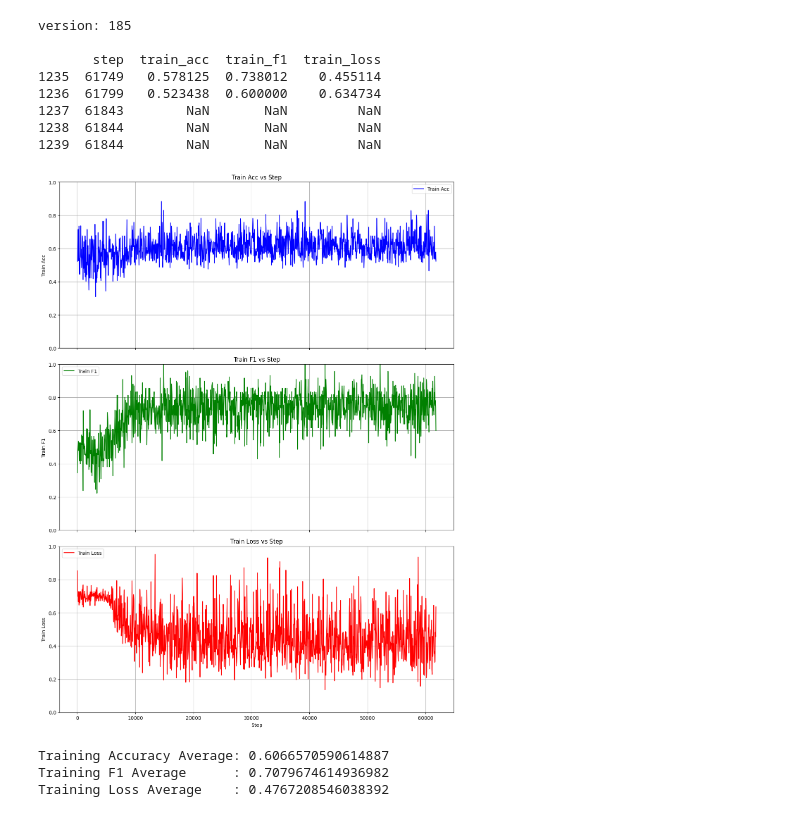
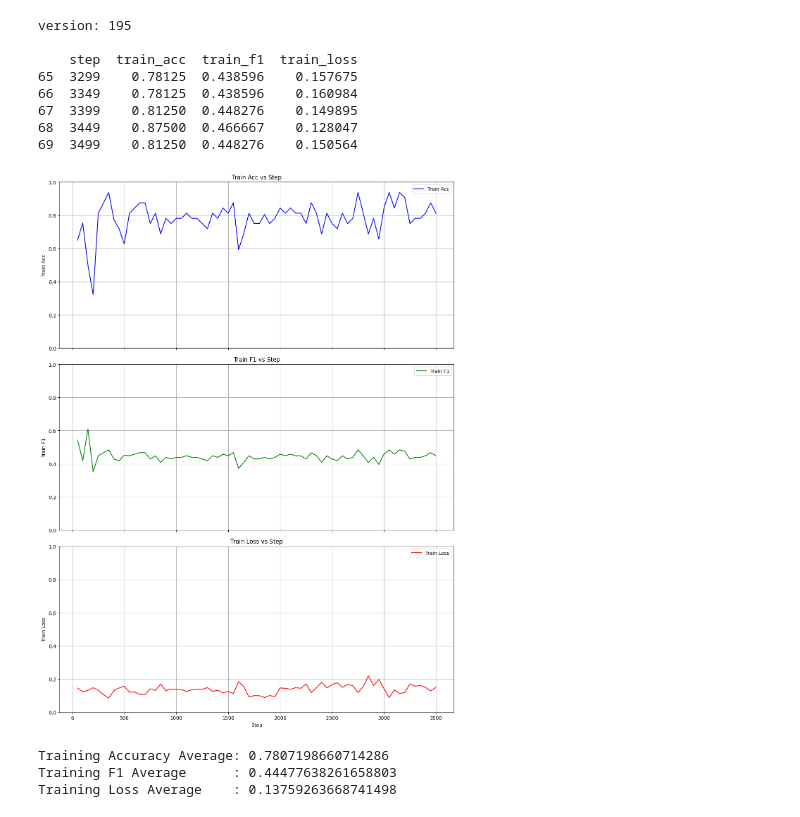
Before and after one commit to colonelPanic2/transformer_practice, a Jupyter notebook: twitter_sentiment/eval_train.ipynb, the cells around one changed output. Cells and saved outputs as stored; diff of their text form; code cells hidden in the pictures.

```diff
--- a/twitter_sentiment/eval_train.ipynb
+++ b/twitter_sentiment/eval_train.ipynb
@@ -33,18 +33,18 @@ def setup_plots(version,path,df):
     return fig, axs
 # %%
 # 172 is one of the best in terms of consistently high accuracy
-version = 189; path = f'C:/Files/Development/AI/Transformers/transformer_practice/twitter_sentiment/checkpoints/twitter_sentiment/lightning_logs/version_{version}/metrics.csv'
-df = pd.read_csv(path); fig, axs = setup_plots(version=185, path=path, df=df)
+version = 195; path = f'C:/Files/Development/AI/Transformers/transformer_practice/twitter_sentiment/checkpoints/twitter_sentiment/lightning_logs/version_{version}/metrics.csv'
+df = pd.read_csv(path); fig, axs = setup_plots(version=version, path=path, df=df)
 # %% [output]
-version: 185
+version: 195
 
-       step  train_acc  train_f1  train_loss
-1235  61749   0.578125  0.738012    0.455114
-1236  61799   0.523438  0.600000    0.634734
-1237  61843        NaN       NaN         NaN
-1238  61844        NaN       NaN         NaN
-1239  61844        NaN       NaN         NaN
+    step  train_acc  train_f1  train_loss
+65  3299    0.78125  0.438596    0.157675
+66  3349    0.78125  0.438596    0.160984
+67  3399    0.81250  0.448276    0.149895
+68  3449    0.87500  0.466667    0.128047
+69  3499    0.81250  0.448276    0.150564
-[figure, old version]
+[figure, new version]
 # %%
 acc_avg = df['train_acc'].mean()
 f1_avg = df['train_f1'].mean()
@@ -54,9 +54,9 @@ print(f'Training Accuracy Average: {acc_avg}')
 print(f'Training F1 Average      : {f1_avg}')
 print(f'Training Loss Average    : {loss_avg}')
 # %% [output]
-Training Accuracy Average: 0.6066570590614887
-Training F1 Average      : 0.7079674614936982
-Training Loss Average    : 0.4767208546038392
+Training Accuracy Average: 0.7807198660714286
+Training F1 Average      : 0.44477638261658803
+Training Loss Average    : 0.13759263668741498
 # %%
 val_acc_avg = df['val_acc'].mean()
 val_f1_avg = df['val_f1'].mean()
```
Also changed, not shown: parts of 2 cells of this notebook, 2 other files.
